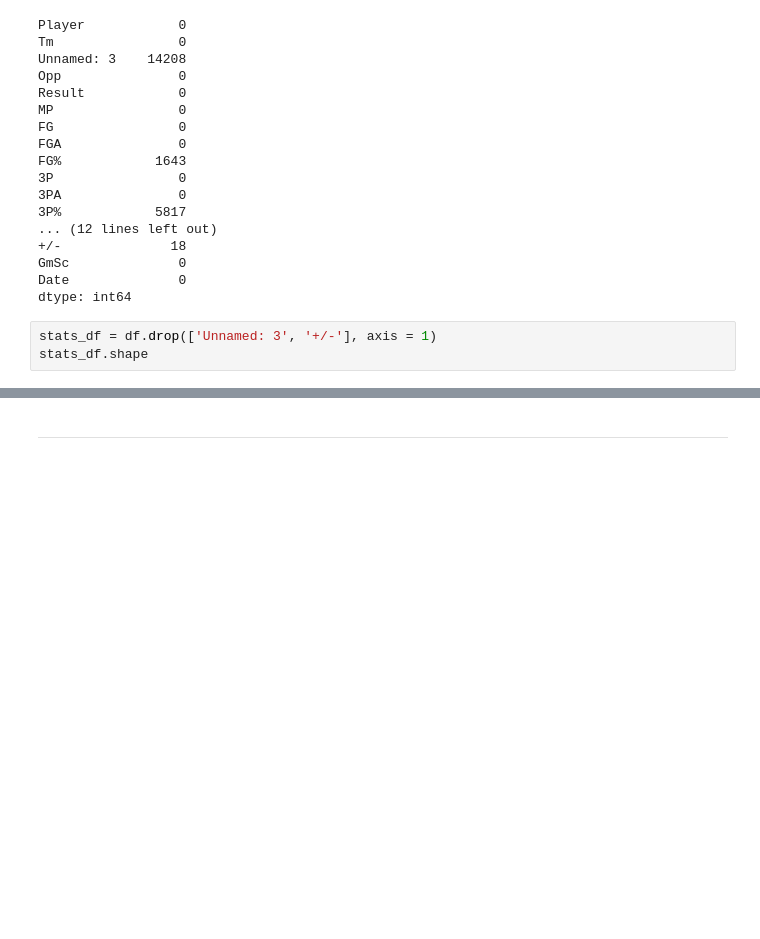
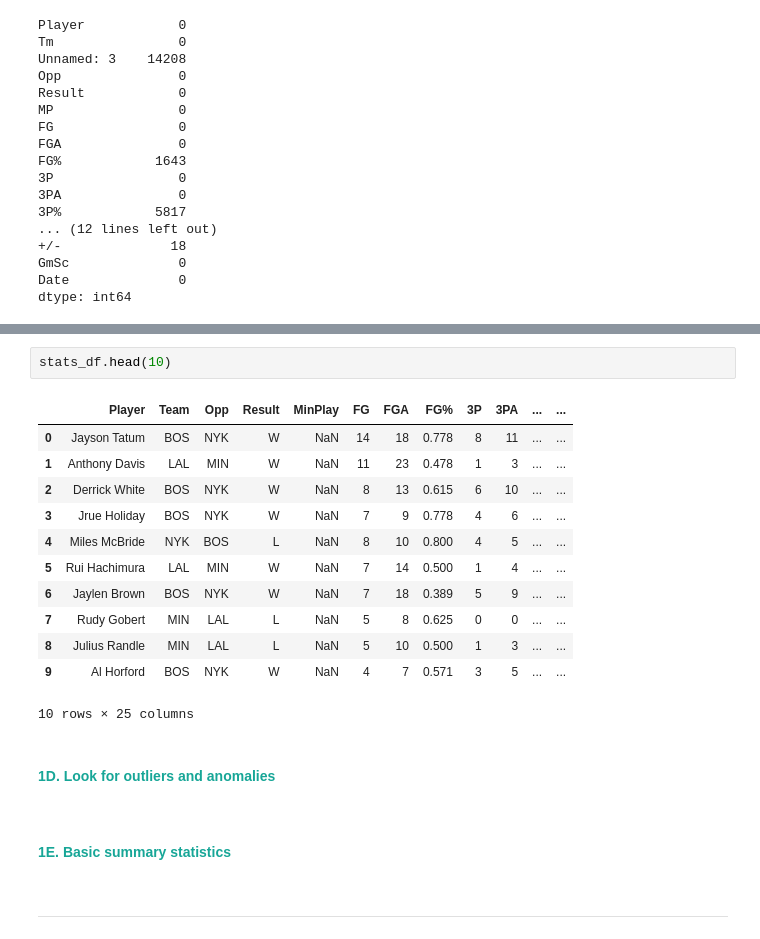
Before and after one commit to awomann/nba-prediction, a Jupyter notebook: Desktop/Coding/NBA Prediction/NBA_Predictive_Analytics.ipynb, the cells around one changed output, grey strips where cells are left out. Drawn from its saved outputs; the diff is of its cells as text; blank space fills up the shorter version.

```diff
--- a/Desktop/Coding/NBA Prediction/NBA_Predictive_Analytics.ipynb
+++ b/Desktop/Coding/NBA Prediction/NBA_Predictive_Analytics.ipynb
@@ -218,6 +242,3 @@ FG%            1643
 GmSc              0
 Date              0
 dtype: int64
-# %%
-stats_df = df.drop(['Unnamed: 3', '+/-'], axis = 1)
-stats_df.shape
@@ -242,3 +346,30 @@ stats_df.head()
+# %%
+stats_df.head(10)
+# %% [output]
+|  | Player | Team | Opp | Result | MinPlay | FG | FGA | FG% | 3P | 3PA | ... | ... |
+| 0 | Jayson Tatum | BOS | NYK | W | NaN | 14 | 18 | 0.778 | 8 | 11 | ... | ... |
+| 1 | Anthony Davis | LAL | MIN | W | NaN | 11 | 23 | 0.478 | 1 | 3 | ... | ... |
+| 2 | Derrick White | BOS | NYK | W | NaN | 8 | 13 | 0.615 | 6 | 10 | ... | ... |
+| 3 | Jrue Holiday | BOS | NYK | W | NaN | 7 | 9 | 0.778 | 4 | 6 | ... | ... |
+| 4 | Miles McBride | NYK | BOS | L | NaN | 8 | 10 | 0.800 | 4 | 5 | ... | ... |
+| 5 | Rui Hachimura | LAL | MIN | W | NaN | 7 | 14 | 0.500 | 1 | 4 | ... | ... |
+| 6 | Jaylen Brown | BOS | NYK | W | NaN | 7 | 18 | 0.389 | 5 | 9 | ... | ... |
+| 7 | Rudy Gobert | MIN | LAL | L | NaN | 5 | 8 | 0.625 | 0 | 0 | ... | ... |
+| 8 | Julius Randle | MIN | LAL | L | NaN | 5 | 10 | 0.500 | 1 | 3 | ... | ... |
+| 9 | Al Horford | BOS | NYK | W | NaN | 4 | 7 | 0.571 | 3 | 5 | ... | ... |
+10 rows × 25 columns
+# %% [markdown]
+<span style="color:#17A697">
+
+#### 1D. Look for outliers and anomalies
+
+</span>
+# %% [markdown]
+<span style="color:#17A697">
+
+#### 1E. Basic summary statistics
+
+</span>
 # %% [markdown]
 ***
 # %% [markdown]
```
Also changed, not shown: parts of 32 cells of this notebook, 1 other file.
